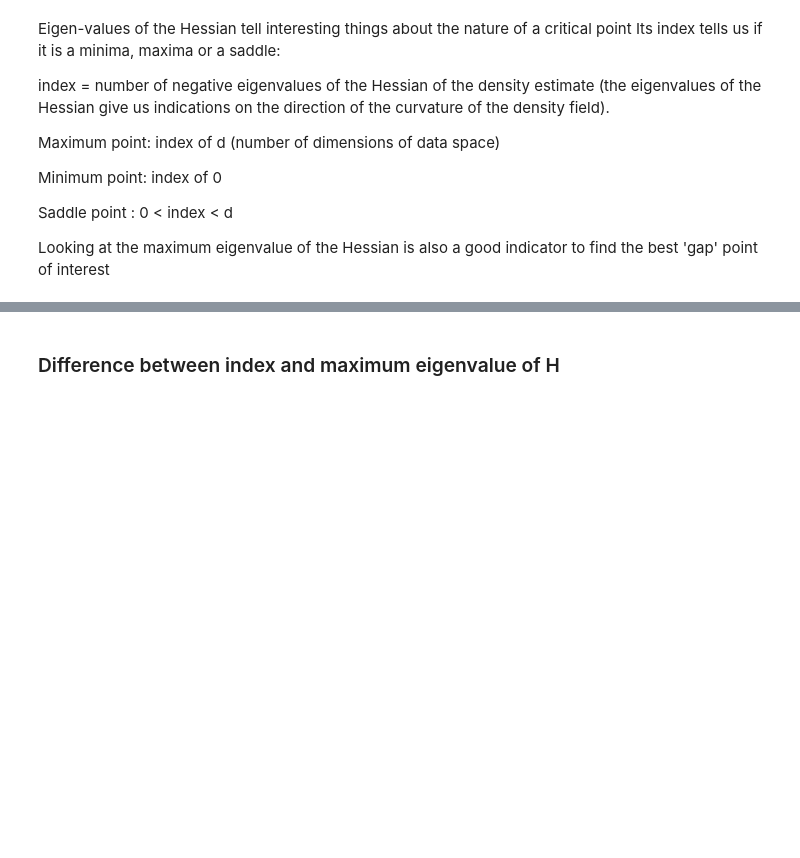
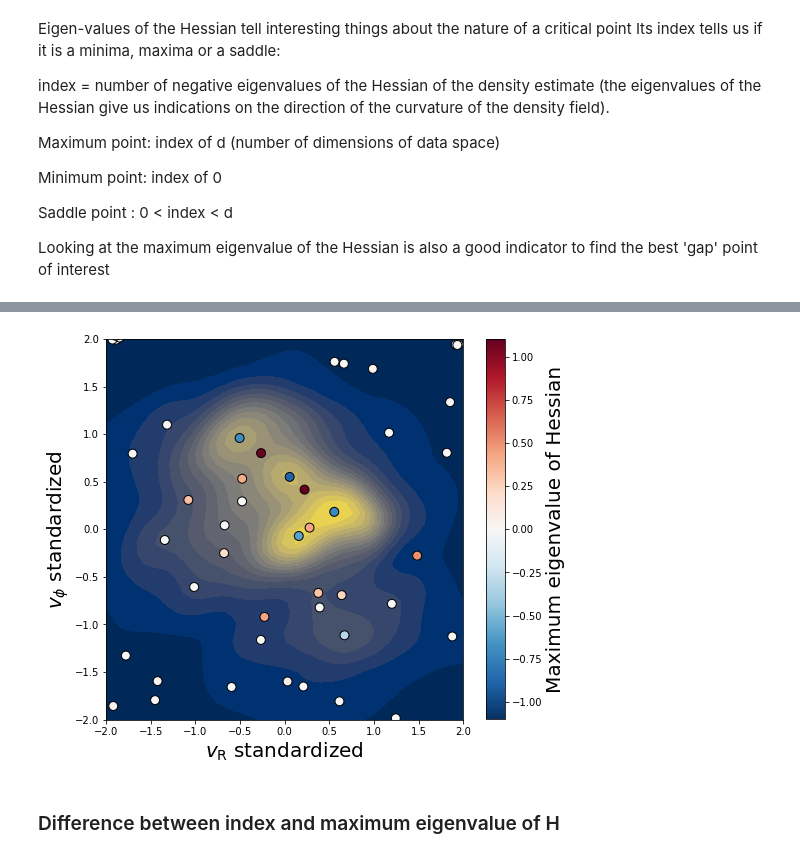
Before and after one commit to contardog/FindTheGap, a Jupyter notebook: examples/example_MW_2D.py.ipynb, the cells around one changed output, grey strips where cells are left out. Drawn from its saved outputs; the diff is of its cells as text; code cells hidden in the pictures; blank space fills up the shorter version.

```diff
--- a/examples/example_MW_2D.py.ipynb
+++ b/examples/example_MW_2D.py.ipynb
@@ -300,52 +325,32 @@ plt.show()
 # %%
 ## Critical points with a maximum eigenvalue of the Hessian close to zero are of less interest if one is looking
 ## gaps or bumps in the density distribution
 
-plt.figure(figsize=(8,7))
-
-ctf = plt.contourf(meshgrid[0], meshgrid[1], density_matr, 20, cmap=cm.cividis)
-
-critsc = plt.scatter(critical_points[:,0], critical_points[:,1], s=50, c=max_eigval_H,
-            cmap = cm.RdBu.reversed(), edgecolor='k', vmin = -(np.max(np.abs(max_eigval_H))),
-                     vmax=np.max(np.abs(max_eigval_H)))
-
-cb = plt.colorbar(label='Maximum eigenvalue of Hessian')
-
-
-ax = cb.ax
-text = ax.yaxis.label
-font = matplotlib.font_manager.FontProperties(size=fontsize)
-text.set_font_properties(font)
-
-plt.xlabel(r'$v_{\mathrm{R}}$ standardized',fontsize=fontsize)
-plt.ylabel(r'$v_{\phi}$ standardized',fontsize=fontsize)
-
-plt.show()
-
-#####
 
 plt.figure(figsize=(8,7))
 
 ctf = plt.contourf(meshgrid[0], meshgrid[1], density_matr, 20, cmap=cm.cividis)
 
 critsc = plt.scatter(critical_points[:,0], critical_points[:,1], s=80, c=max_eigval_H,
             cmap = cm.RdBu.reversed(), edgecolor='k', vmin = -(np.max(np.abs(max_eigval_H))),
                      vmax=np.max(np.abs(max_eigval_H)))
 
 cb = plt.colorbar(label='Maximum eigenvalue of Hessian')
 
 plt.xlim(*xlims_norm)
 plt.ylim(*ylims_norm)
 
 ax = cb.ax
 text = ax.yaxis.label
 font = matplotlib.font_manager.FontProperties(size=fontsize)
 text.set_font_properties(font)
 
 plt.xlabel(r'$v_{\mathrm{R}}$ standardized',fontsize=fontsize)
 plt.ylabel(r'$v_{\phi}$ standardized',fontsize=fontsize)
 
 plt.show()
+# %% [output]
+[figure, added]
 # %% [markdown]
 ### Difference between index and maximum eigenvalue of H
 # %%
```
Also changed, not shown: parts of 38 cells of this notebook, 1 other file.
